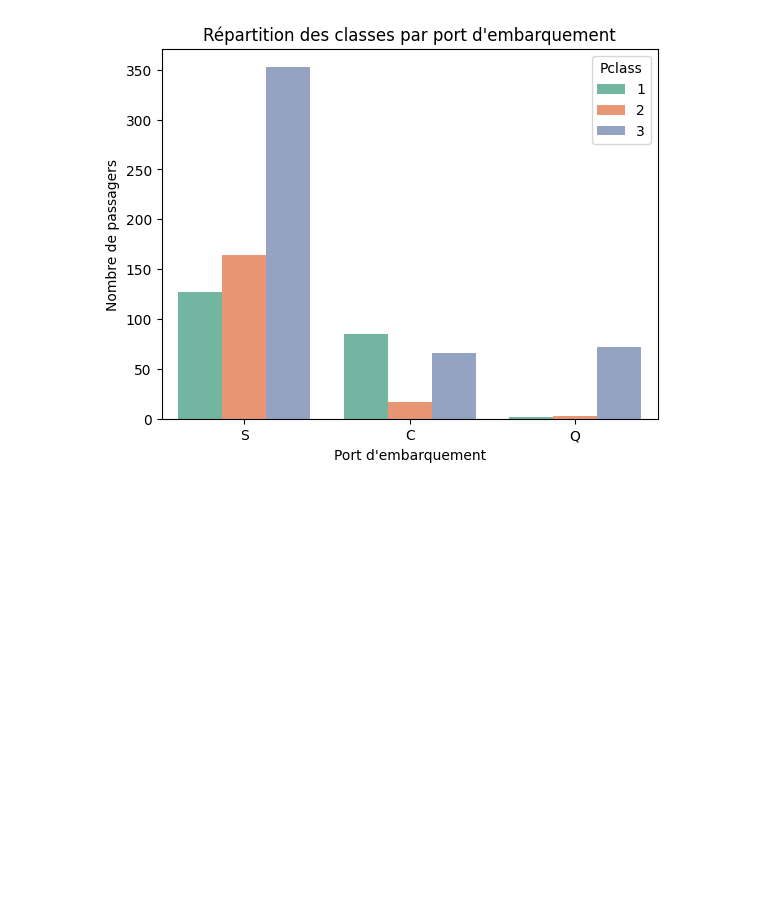
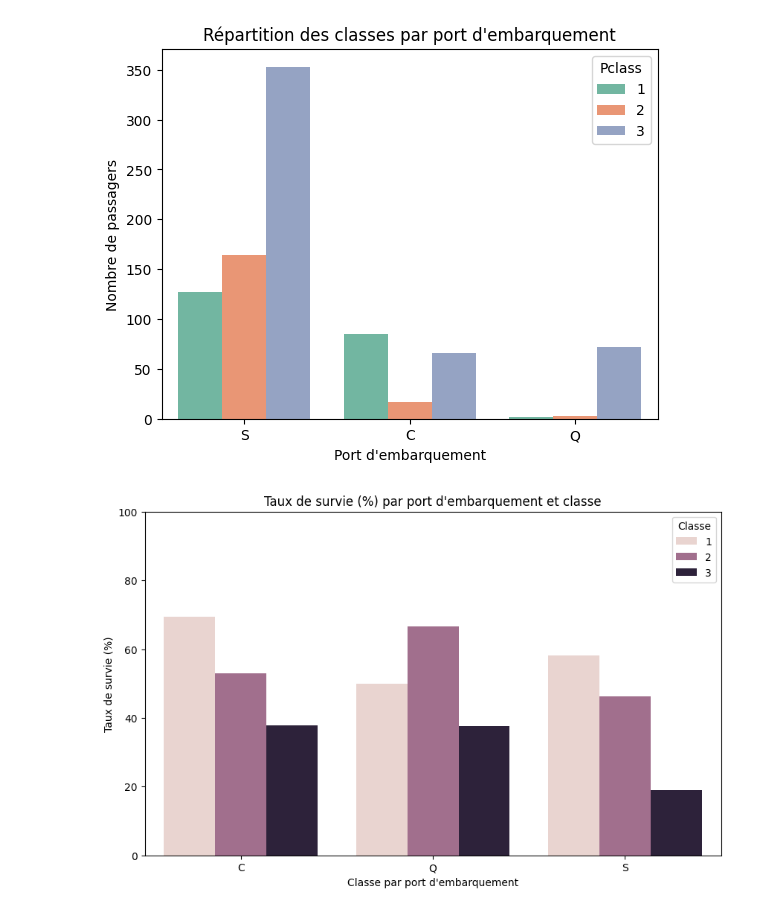
Before and after one commit to loicgoi/titanic, a Jupyter notebook: test.ipynb, the cells around one changed output. Drawn from its saved outputs; the diff is of its cells as text; code cells hidden in the pictures; blank space fills up the shorter version.

```diff
--- a/test.ipynb
+++ b/test.ipynb
@@ -170,3 +288,18 @@ plt.ylabel("Nombre de passagers")
 plt.show()
 # %% [output]
 [figure]
+# %%
+grouped = df_train.groupby(['Embarked', 'Pclass'])['Survived'].mean().reset_index()
+
+grouped['Survived'] *= 100  # Convertir en %
+
+plt.figure(figsize=(10,6))
+sns.barplot(data=grouped, x='Embarked', y='Survived', hue='Pclass')
+plt.title('Taux de survie (%) par port d\'embarquement et classe')
+plt.ylabel('Taux de survie (%)')
+plt.xlabel('Classe par port d\'embarquement')
+plt.ylim(0, 100)
+plt.legend(title='Classe')
+plt.show()
+# %% [output]
+[figure, added]
```
Also changed, not shown: parts of 15 cells of this notebook.
